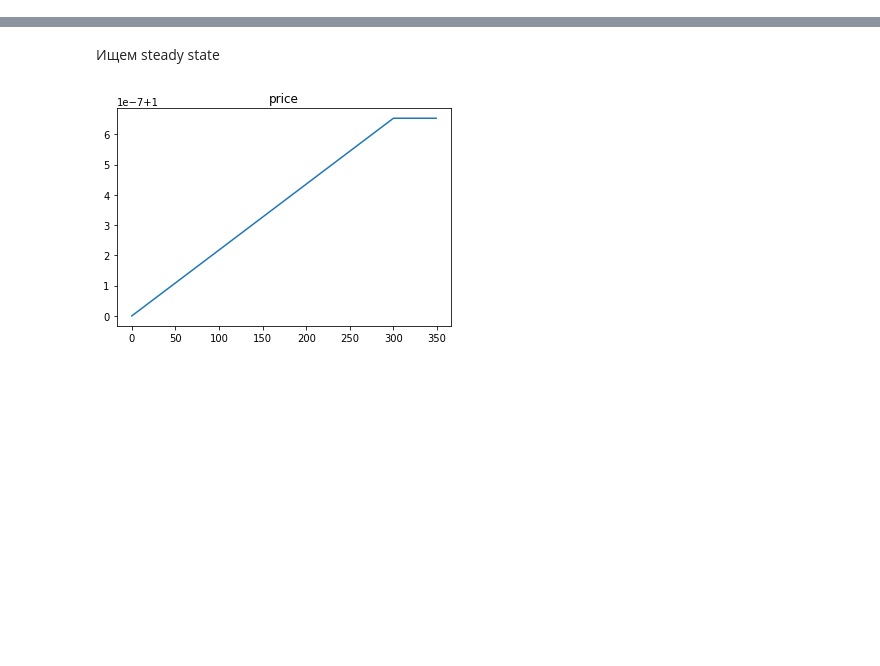
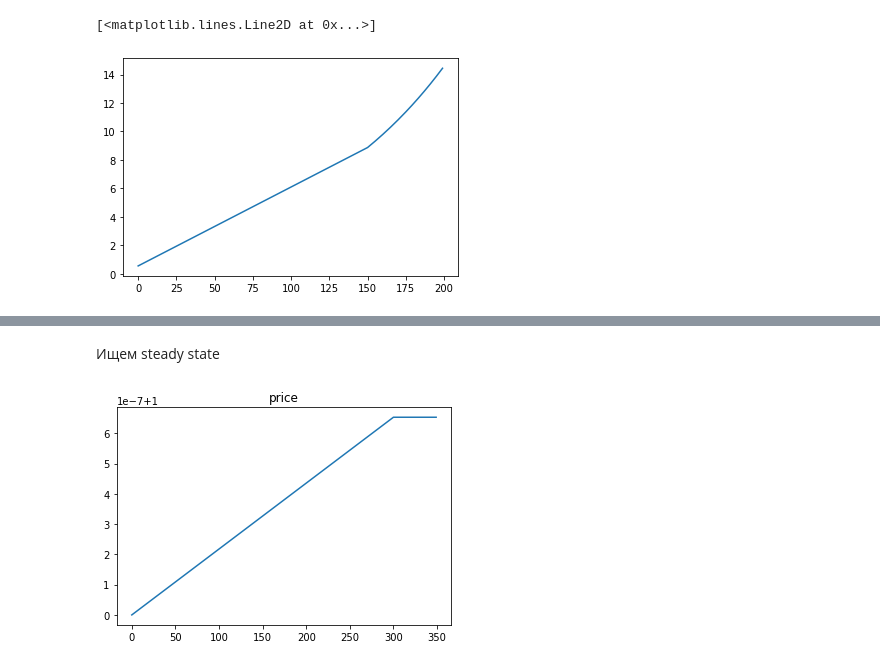
Before and after one commit to mkhlgrv/olg, a Jupyter notebook: steady_state.ipynb, the cells around one changed output, grey strips where cells are left out. Cells and saved outputs as stored; diff of their text form; code cells hidden in the pictures; blank space fills up the shorter version.

```diff
--- a/steady_state.ipynb
+++ b/steady_state.ipynb
@@ -710,0 +204,5 @@ olg = OLG_model(G=n_generations,T=300,N=N,epsilon=epsilon, rho=rho, sigma = sigm
+# %%
+plt.plot(olg.w[:200])
+# %% [output]
+[<matplotlib.lines.Line2D at 0x...>]
+[figure, added]
```
Also changed, not shown: parts of 63 cells of this notebook, 3 other files.
